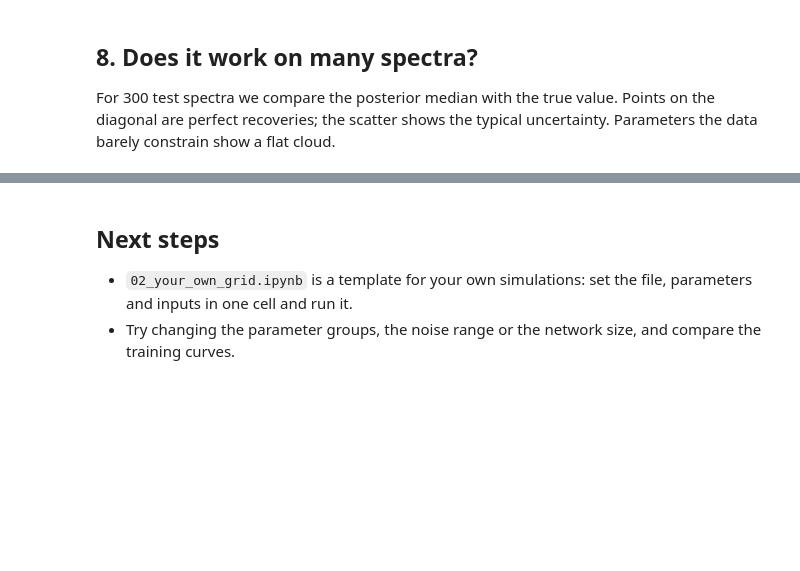
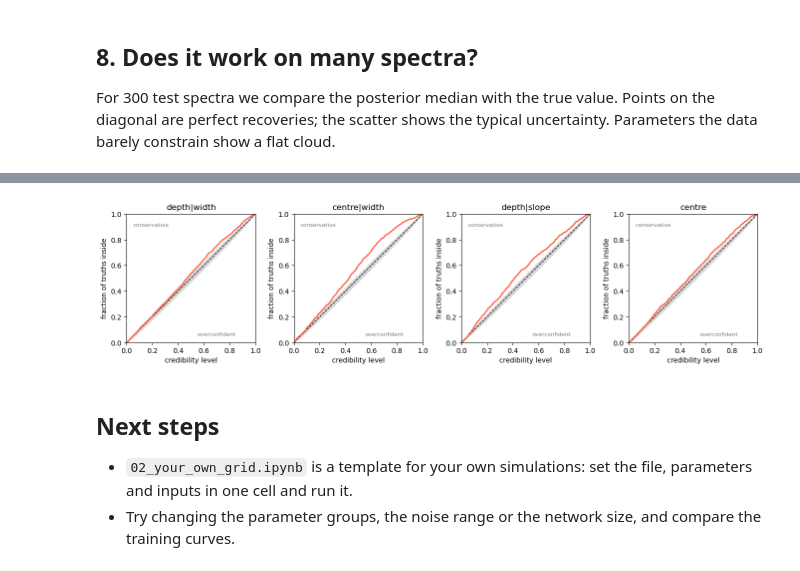
Before and after one commit to HiaslHoam/sbi_nre, a Jupyter notebook: notebooks/01_quickstart.ipynb, the cells around one changed output, grey strips where cells are left out. Drawn from its saved outputs; the diff is of its cells as text; code cells hidden in the pictures; blank space fills up the shorter version.

```diff
--- a/notebooks/01_quickstart.ipynb
+++ b/notebooks/01_quickstart.ipynb
@@ -36,5 +37,7 @@ if not (ROOT / 'pyproject.toml').is_file():  # Running from notebooks/
 sys.path.insert(0, str(ROOT))
 from sbi_nre import *
 
-DEVICE = 'cuda' if torch.cuda.is_available() else 'cpu'
+DEVICE = ('cuda' if torch.cuda.is_available()          # NVIDIA GPU
+          else 'mps' if torch.backends.mps.is_available()  # Apple silicon GPU
+          else 'cpu')
 print('Device:', DEVICE)
@@ -117,6 +149,8 @@ folder, so give every run a new name. Training stops early when the validation l
 for `patience` epochs.
 # %%
-RUN_DIR = ROOT / 'runs' / 'toy_quickstart'
+import time
+
+RUN_DIR = ROOT / 'runs' / time.strftime('toy_quickstart_%Y%m%d_%H%M%S')
 history = train(model, training, validation, RUN_DIR, augment=AUGMENT, preprocess=PREPROCESS,
-                batch_size=256, learning_rate=1e-3, max_epochs=40, patience=5, device=DEVICE,
+                batch_size=256, learning_rate=1e-3, max_epochs=15, patience=5, device=DEVICE,
                 notes='Quickstart toy model')
@@ -188,6 +256,11 @@ even for a perfect network.
 # %%
-for p, fractions in coverage(run, noisy_test, prior_samples).items():
-    print(f'{p:>7}: ' + '   '.join(f'{level:.0%} interval contains truth in {f:.0%}' for level, f in fractions.items()))
+N_COVERAGE = 1000  # More test spectra give a smoother curve (but take longer).
+torch.manual_seed(3)
+coverage_test = apply(AUGMENT, select(test, slice(0, N_COVERAGE)))
+levels = credibility_of_truth(run, coverage_test, prior_samples)
+plot_coverage(levels);
+# %% [output]
+[figure, added]
 # %% [markdown]
 ## Next steps
 
```
Also changed, not shown: parts of 12 cells of this notebook, 8 other files.
